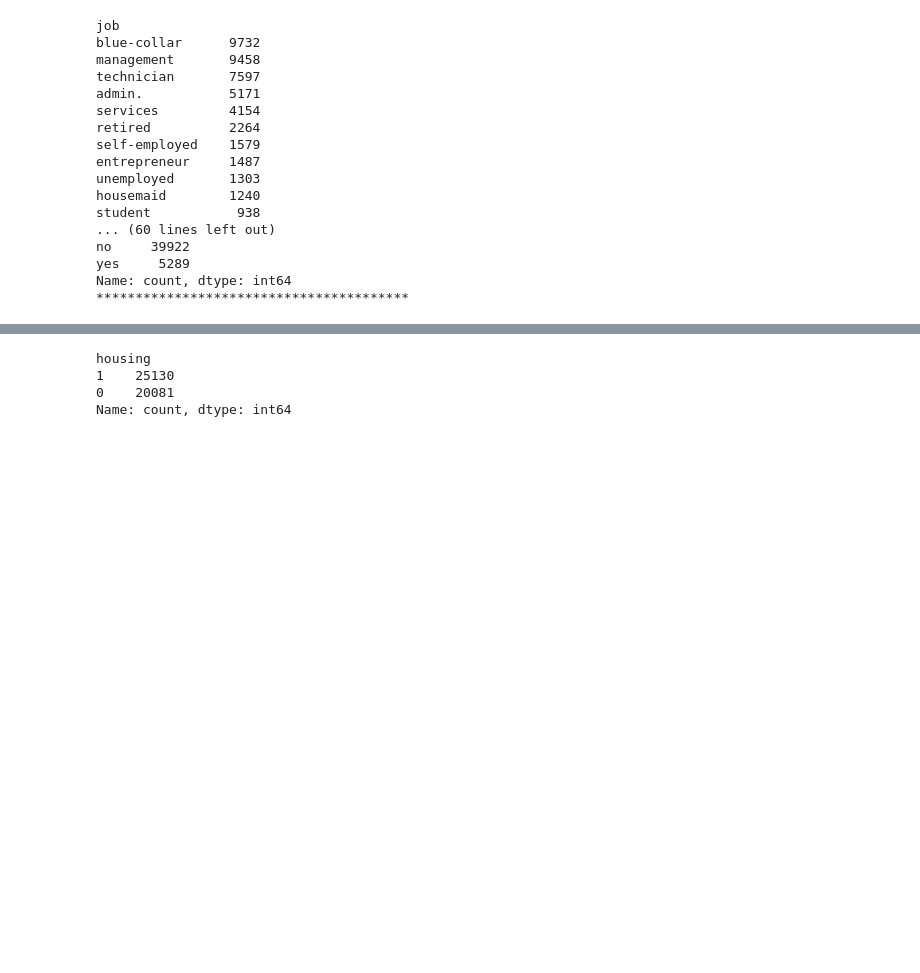
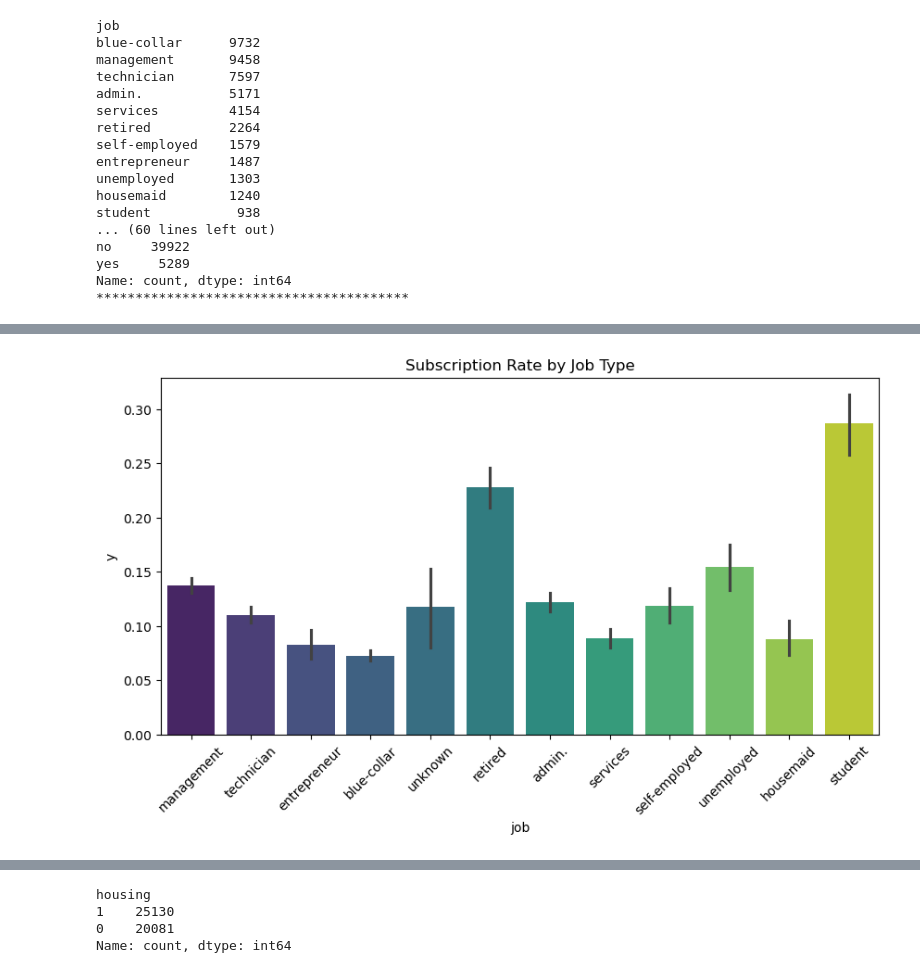
Before and after one commit to anirudhajohare19/BankMarketing_MLModel, a Jupyter notebook: Model.ipynb, the cells around one changed output, grey strips where cells are left out. Cells and saved outputs as stored; diff of their text form; code cells hidden in the pictures; blank space fills up the shorter version.

```diff
--- a/Model.ipynb
+++ b/Model.ipynb
@@ -183,0 +236,9 @@ Name: count, dtype: int64
+# %%
+# Subscription Rate by Job Type
+plt.figure(figsize=(10, 5))
+sns.barplot(x=df['job'], y=df['y'].apply(lambda x: 1 if x == "yes" else 0), palette="viridis")
+plt.xticks(rotation=45)
+plt.title("Subscription Rate by Job Type")
+plt.show()
+# %% [output]
+[figure, added]
```
Also changed, not shown: parts of 38 cells of this notebook, 2 other files.
